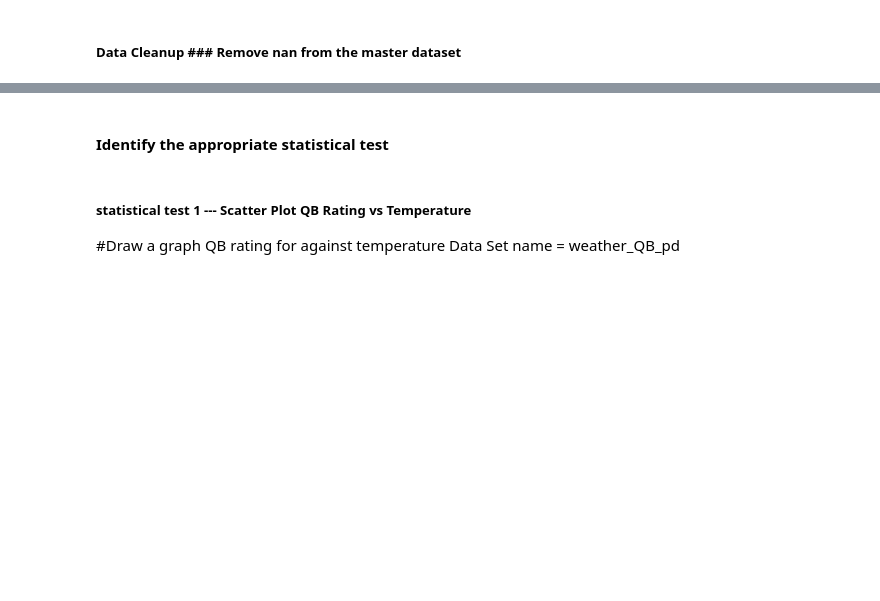
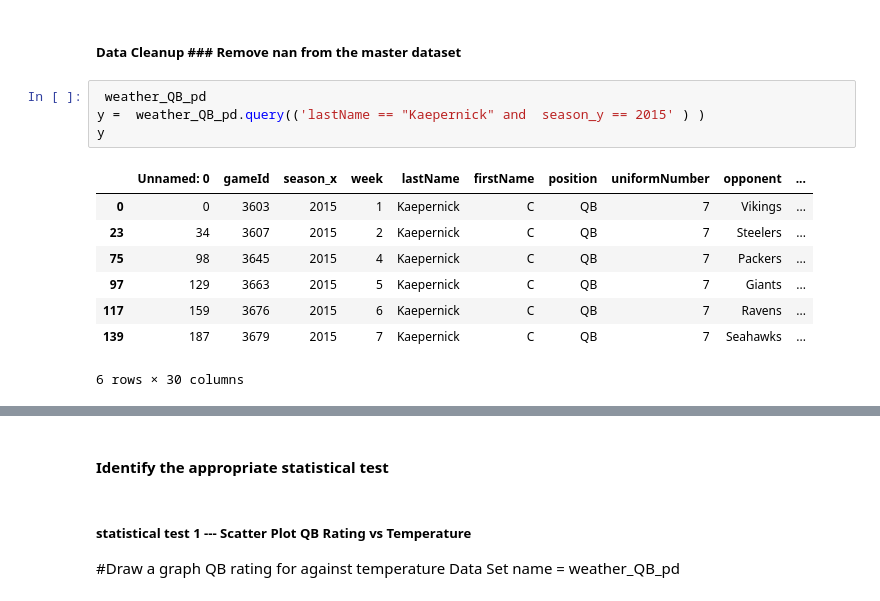
Before and after one commit to nblaul/Project-1, a Jupyter notebook: Project1-graph-3.ipynb, the cells around one changed output, grey strips where cells are left out. Saved outputs shown, nothing was run; the diff lists cells and outputs as text; blank space fills up the shorter version.

```diff
--- a/Project1-graph-3.ipynb
+++ b/Project1-graph-3.ipynb
@@ -201,2 +209,15 @@ plt.bar(QB_R_weather_con_3["conditions"], QB_R_weather_con_3["QB Rating"], color
 # %% [markdown]
 ##### Data Cleanup ### Remove nan from the master dataset
+# %%
+ weather_QB_pd
+y =  weather_QB_pd.query(('lastName == "Kaepernick" and  season_y == 2015' ) )
+y
+# %% [output]
+|  | Unnamed: 0 | gameId | season_x | week | lastName | firstName | position | uniformNumber | opponent | ... |
+| 0 | 0 | 3603 | 2015 | 1 | Kaepernick | C | QB | 7 | Vikings | ... |
+| 23 | 34 | 3607 | 2015 | 2 | Kaepernick | C | QB | 7 | Steelers | ... |
+| 75 | 98 | 3645 | 2015 | 4 | Kaepernick | C | QB | 7 | Packers | ... |
+| 97 | 129 | 3663 | 2015 | 5 | Kaepernick | C | QB | 7 | Giants | ... |
+| 117 | 159 | 3676 | 2015 | 6 | Kaepernick | C | QB | 7 | Ravens | ... |
+| 139 | 187 | 3679 | 2015 | 7 | Kaepernick | C | QB | 7 | Seahawks | ... |
+6 rows × 30 columns
```
Also changed, not shown: parts of 18 cells of this notebook.
